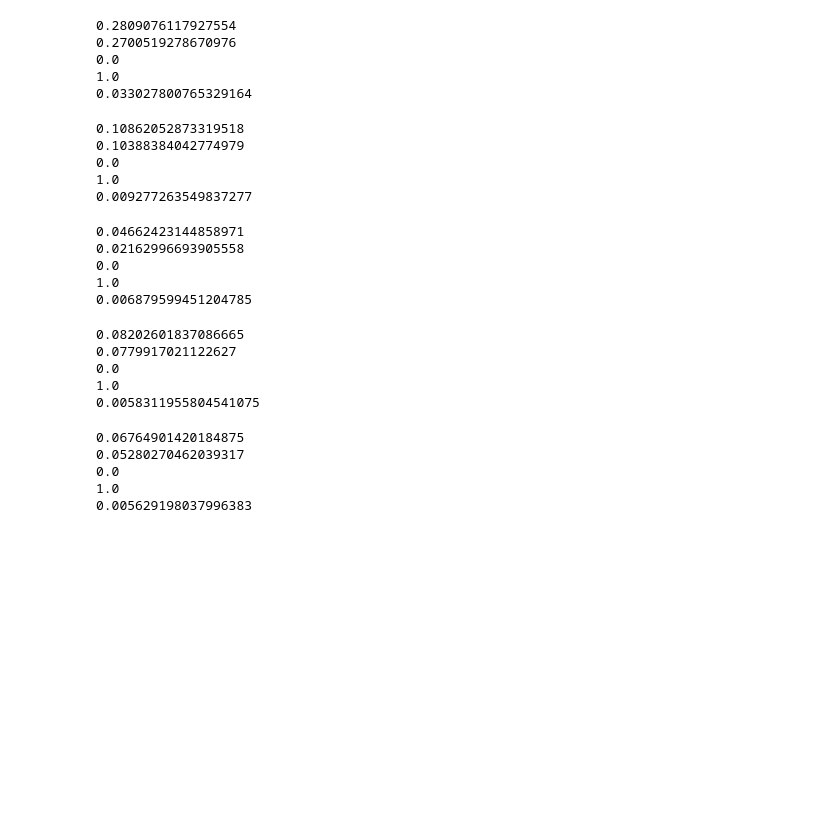
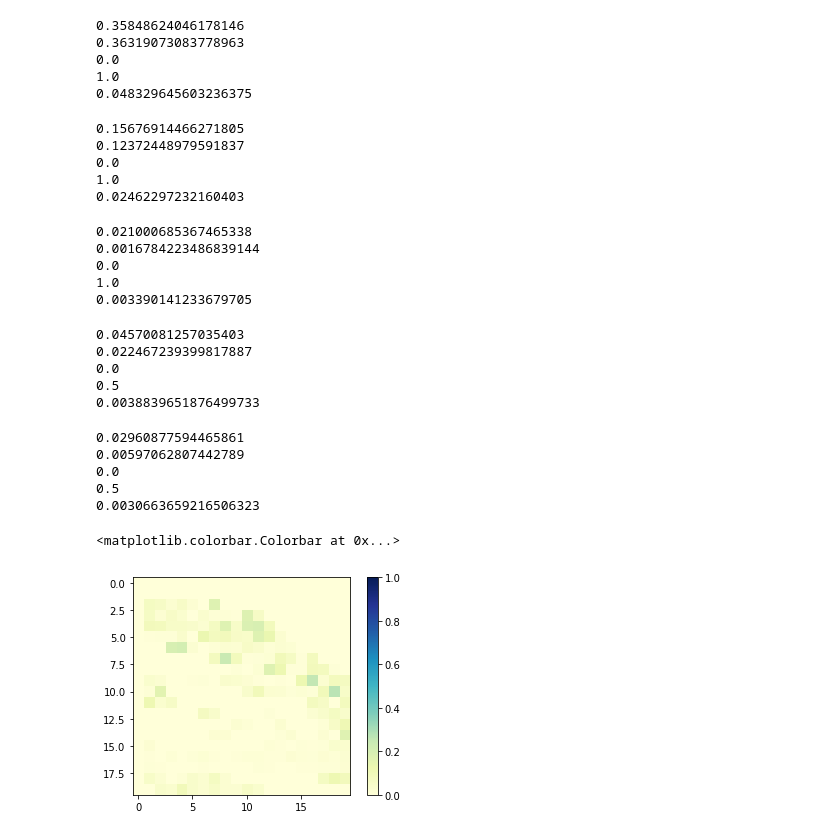
Before and after one commit to gotu0000/Conan, a Jupyter notebook: HeatMapApproach/SummaryStatsTP.ipynb, the cells around one changed output. Saved outputs shown, nothing was run; the diff lists cells and outputs as text; code cells hidden in the pictures; blank space fills up the shorter version.

```diff
--- a/HeatMapApproach/SummaryStatsTP.ipynb
+++ b/HeatMapApproach/SummaryStatsTP.ipynb
@@ -33,15 +33,24 @@ from joblib import Parallel, delayed
 import multiprocessing
 aISDM = AISDataManager()
 # %%
-lonMin = (float)(config['REGEION']['LON_MIN'])
-lonMax = (float)(config['REGEION']['LON_MAX'])
+# lonMin = (float)(config['REGEION']['LON_MIN'])
+# lonMax = (float)(config['REGEION']['LON_MAX'])
 
-latMin = (float)(config['REGEION']['LAT_MIN'])
-latMax = (float)(config['REGEION']['LAT_MAX'])
+# latMin = (float)(config['REGEION']['LAT_MIN'])
+# latMax = (float)(config['REGEION']['LAT_MAX'])
+
+lonMin = (float)(-120.0)
+lonMax = (float)(-119.0)
+
+latMin = (float)(33.5)
+latMax = (float)(34.5)
 
 print(lonMin,latMin)
 print(lonMax,latMax)
 
-increStep = (float)(config['HEATMAP']['INCR_STEP'])
-incrRes = (int)(config['HEATMAP']['INCR_RES'])
+# increStep = (float)(config['HEATMAP']['INCR_STEP'])
+# incrRes = (int)(config['HEATMAP']['INCR_RES'])
+
+increStep = (float)(0.05)
+incrRes = (int)(2)
 # %% [output]
@@ -56,12 +65,14 @@ verticalAxis = heatMapGrid[1]
 #first load all the arrays
 #i.e from 40 to 48
 #and we sum every element, we get
-probDir = "../Data/AIS_0117_1217_31_M120_345_M117/Transition/"
+# probDir = "../Data/AIS_0117_1217_31_M120_345_M117/Transition/"
+probDir = "../Data/AIS_SB/TenlyTP/"
 
 tPList = []
 
 for i in range(9):
-    probFile = probDir + '4' + str(i) + '.npy'
+#     probFile = probDir + '4' + str(i) + '.npy'
+    probFile = probDir + str(i) + '.npy'
     probVal = np.load(probFile)
     tPList.append(probVal.copy())
 
@@ -200,11 +211,11 @@ print(np.min(p44ProbsNP))
 print(np.max(p44ProbsNP))
 print(np.var(p44ProbsNP))
 # %% [output]
-0.2809076117927554
-0.2700519278670976
+0.35848624046178146
+0.36319073083778963
 0.0
 1.0
-0.033027800765329164
+0.048329645603236375
 # %%
 print(np.mean(p45ProbsNP))
 print(np.median(p45ProbsNP))
@@ -212,11 +223,11 @@ print(np.min(p45ProbsNP))
 print(np.max(p45ProbsNP))
 print(np.var(p45ProbsNP))
 # %% [output]
-0.10862052873319518
-0.10388384042774979
+0.15676914466271805
+0.12372448979591837
 0.0
 1.0
-0.009277263549837277
+0.02462297232160403
 # %%
 print(np.mean(p46ProbsNP))
 print(np.median(p46ProbsNP))
@@ -224,11 +235,11 @@ print(np.min(p46ProbsNP))
 print(np.max(p46ProbsNP))
 print(np.var(p46ProbsNP))
 # %% [output]
-0.04662423144858971
-0.02162996693905558
+0.021000685367465338
+0.0016784223486839144
 0.0
 1.0
-0.006879599451204785
+0.003390141233679705
 # %%
 print(np.mean(p47ProbsNP))
 print(np.median(p47ProbsNP))
@@ -236,11 +247,11 @@ print(np.min(p47ProbsNP))
 print(np.max(p47ProbsNP))
 print(np.var(p47ProbsNP))
 # %% [output]
-0.08202601837086665
-0.0779917021122627
+0.04570081257035403
+0.022467239399817887
 0.0
-1.0
-0.0058311955804541075
+0.5
+0.0038839651876499733
 # %%
 print(np.mean(p48ProbsNP))
 print(np.median(p48ProbsNP))
@@ -248,8 +259,20 @@ print(np.min(p48ProbsNP))
 print(np.max(p48ProbsNP))
 print(np.var(p48ProbsNP))
 # %% [output]
-0.06764901420184875
-0.05280270462039317
+0.02960877594465861
+0.00597062807442789
 0.0
-1.0
-0.005629198037996383
+0.5
+0.0030663659216506323
+# %%
+#lets plot the heatmap of all the probabilities
+n40Disp = np.reshape(p40ProbsNP,(verticalAxis.shape[0],horizontalAxis.shape[0]))
+n40Disp = np.flip(n40Disp,axis=0)
+
+fig, ax = plt.subplots()
+colBar = ax.imshow(n40Disp,cmap=plt.get_cmap('YlGnBu'),vmax = 1)
+
+fig.colorbar(colBar)
+# %% [output]
+<matplotlib.colorbar.Colorbar at 0x...>
+[figure, added]
```
Also changed, not shown: parts of 15 cells of this notebook, 1 other file.
